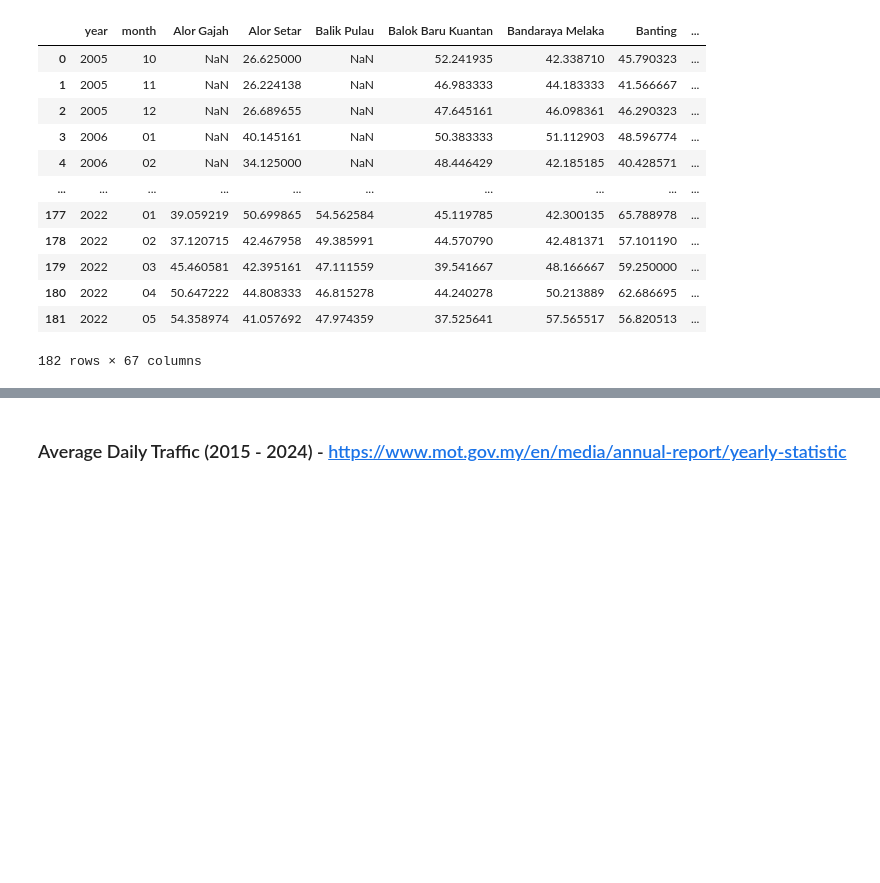
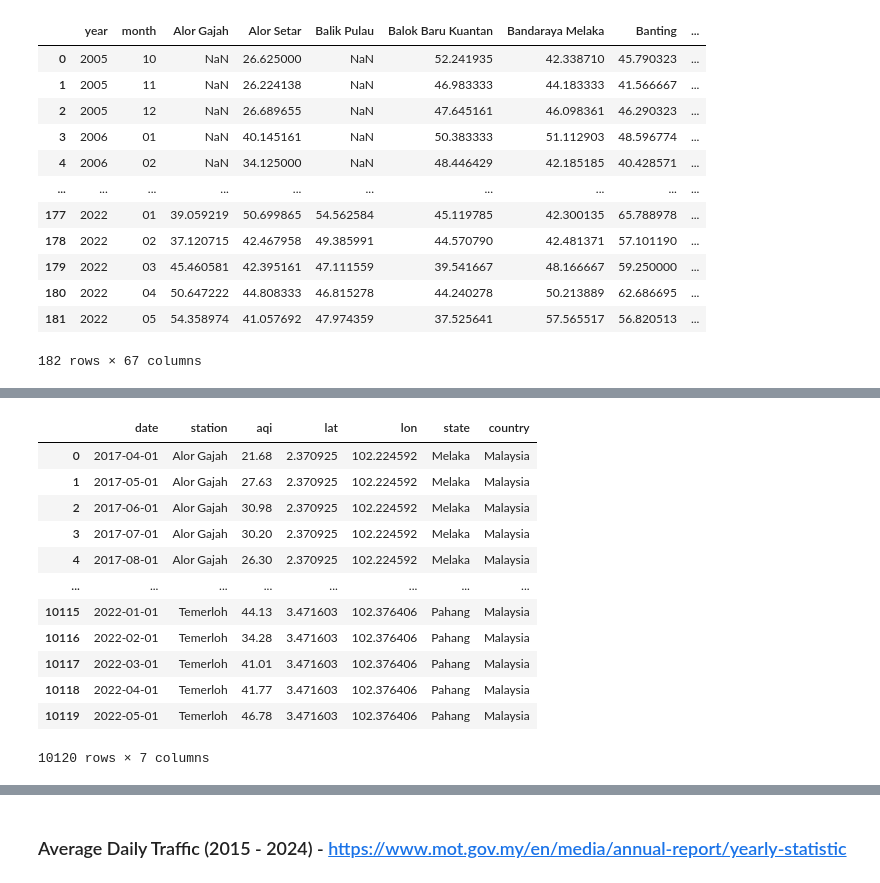
Before and after one commit to NotHLee/FIT3179_A2, a Jupyter notebook: data/cleaning.ipynb, the cells around one changed output, grey strips where cells are left out. Cells and saved outputs as stored; diff of their text form; code cells hidden in the pictures; blank space fills up the shorter version.

```diff
--- a/data/cleaning.ipynb
+++ b/data/cleaning.ipynb
@@ -232,0 +219,4 @@ df_monthly
+# %%
+# melt the dataframe with 'id_vars' as 'date'
+df_monthly = df_monthly.melt(id_vars=['date'], var_name='station', value_name='aqi')
+df_monthly
@@ -232,0 +237,4 @@ df_monthly
+# %%
+# remove rows with NaN values in 'aqi' column
+df_monthly = df_monthly.dropna(subset=['aqi'])
+df_monthly
@@ -232,0 +268,6 @@ df_monthly
+# %%
+# load another dataset with lan/long, state and country info
+df_locations = pd.read_csv('../data/api/malaysia_aqi.csv')
+df_locations = df_locations.drop(columns=['uid', 'aqi', 'time'])
+df_locations.rename(columns={'station_location': 'station'}, inplace=True)
+df_locations
@@ -232,0 +288,18 @@ df_monthly
+# %%
+# perform left join on df_monthly with df_locations on 'station' column
+df_monthly = df_monthly.merge(df_locations, on='station', how='left')
+df_monthly
+# %% [output]
+|  | date | station | aqi | lat | lon | state | country |
+| 0 | 2017-04-01 | Alor Gajah | 21.68 | 2.370925 | 102.224592 | Melaka | Malaysia |
+| 1 | 2017-05-01 | Alor Gajah | 27.63 | 2.370925 | 102.224592 | Melaka | Malaysia |
+| 2 | 2017-06-01 | Alor Gajah | 30.98 | 2.370925 | 102.224592 | Melaka | Malaysia |
+| 3 | 2017-07-01 | Alor Gajah | 30.20 | 2.370925 | 102.224592 | Melaka | Malaysia |
+| 4 | 2017-08-01 | Alor Gajah | 26.30 | 2.370925 | 102.224592 | Melaka | Malaysia |
+| ... | ... | ... | ... | ... | ... | ... | ... |
+| 10115 | 2022-01-01 | Temerloh | 44.13 | 3.471603 | 102.376406 | Pahang | Malaysia |
+| 10116 | 2022-02-01 | Temerloh | 34.28 | 3.471603 | 102.376406 | Pahang | Malaysia |
+| 10117 | 2022-03-01 | Temerloh | 41.01 | 3.471603 | 102.376406 | Pahang | Malaysia |
+| 10118 | 2022-04-01 | Temerloh | 41.77 | 3.471603 | 102.376406 | Pahang | Malaysia |
+| 10119 | 2022-05-01 | Temerloh | 46.78 | 3.471603 | 102.376406 | Pahang | Malaysia |
+10120 rows × 7 columns
```
Also changed, not shown: parts of 11 cells of this notebook, 10 other files.
